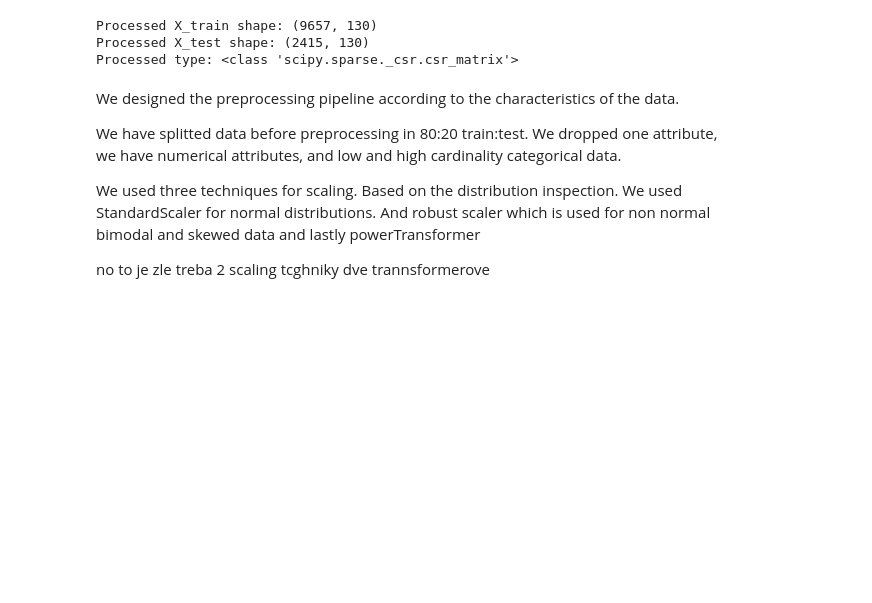
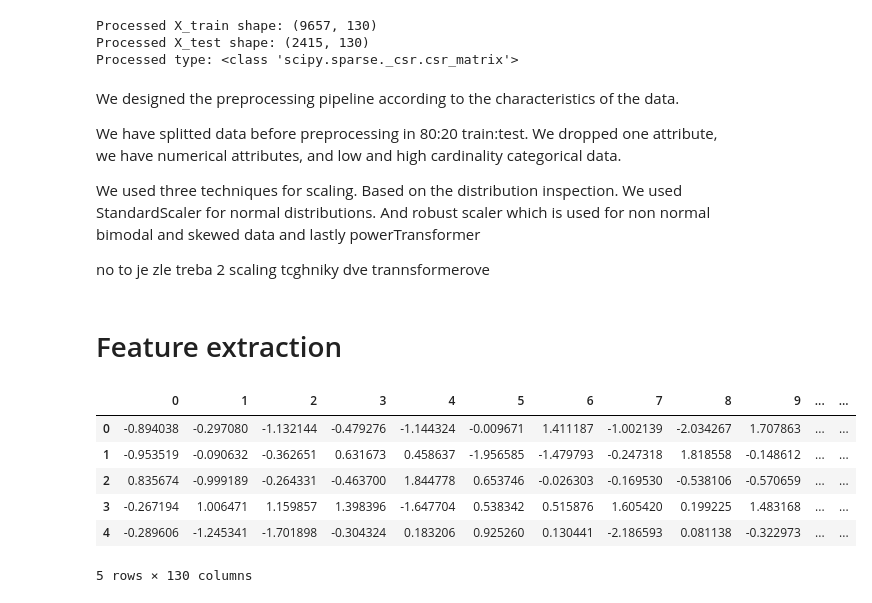
Before and after one commit to Michzru/Critical-oxygen-saturation-estimation, a Jupyter notebook: phase_2.ipynb, the cells around one changed output. Cells and saved outputs as stored; diff of their text form; code cells hidden in the pictures; blank space fills up the shorter version.

```diff
--- a/phase_2.ipynb
+++ b/phase_2.ipynb
@@ -366,3 +367,5 @@ We used three techniques for scaling. Based on the distribution inspection. We u
 
 
 no to je zle treba 2 scaling tcghniky dve trannsformerove
+# %% [markdown]
+# Feature extraction
@@ -368,0 +375,10 @@ no to je zle treba 2 scaling tcghniky dve trannsformerove
+# %%
+df_processed.head()
+# %% [output]
+|  | 0 | 1 | 2 | 3 | 4 | 5 | 6 | 7 | 8 | 9 | ... | ... |
+| 0 | -0.894038 | -0.297080 | -1.132144 | -0.479276 | -1.144324 | -0.009671 | 1.411187 | -1.002139 | -2.034267 | 1.707863 | ... | ... |
+| 1 | -0.953519 | -0.090632 | -0.362651 | 0.631673 | 0.458637 | -1.956585 | -1.479793 | -0.247318 | 1.818558 | -0.148612 | ... | ... |
+| 2 | 0.835674 | -0.999189 | -0.264331 | -0.463700 | 1.844778 | 0.653746 | -0.026303 | -0.169530 | -0.538106 | -0.570659 | ... | ... |
+| 3 | -0.267194 | 1.006471 | 1.159857 | 1.398396 | -1.647704 | 0.538342 | 0.515876 | 1.605420 | 0.199225 | 1.483168 | ... | ... |
+| 4 | -0.289606 | -1.245341 | -1.701898 | -0.304324 | 0.183206 | 0.925260 | 0.130441 | -2.186593 | 0.081138 | -0.322973 | ... | ... |
+5 rows × 130 columns
```
Also changed, not shown: parts of 12 cells of this notebook, 1 other file.
